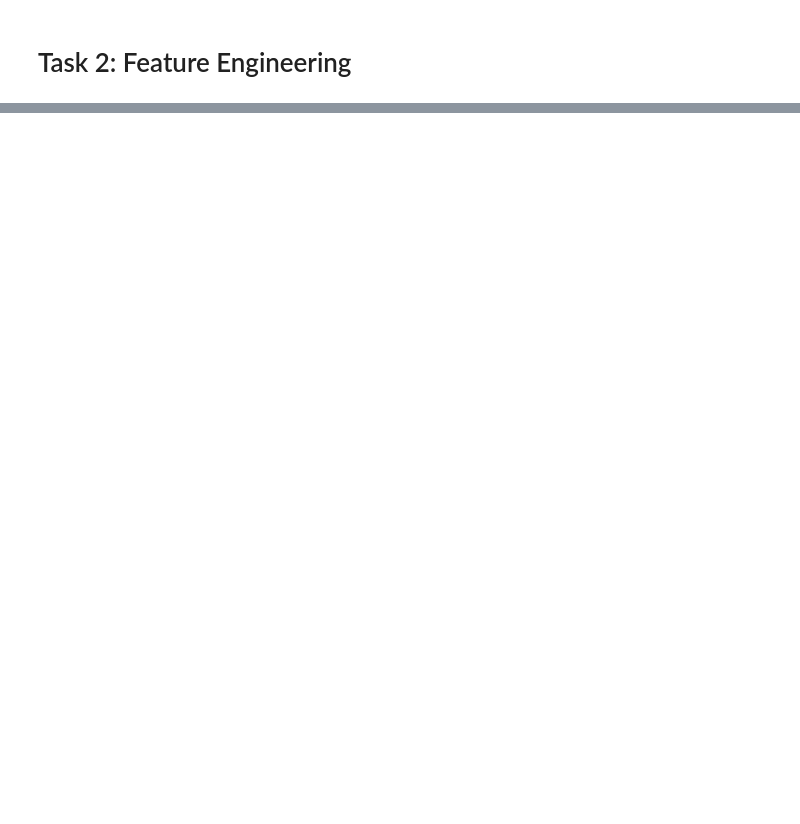
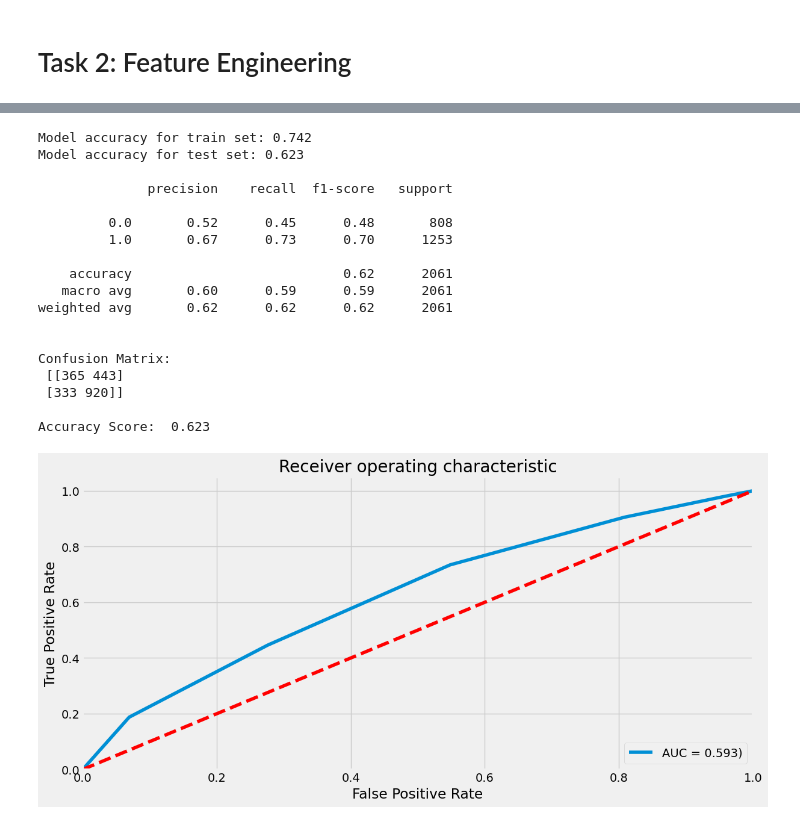
Before and after one commit to trungne/pdf-final-assignment, a Jupyter notebook: pds-hoang-assignment.ipynb, the cells around one changed output, grey strips where cells are left out. Drawn from its saved outputs; the diff is of its cells as text; code cells hidden in the pictures; blank space fills up the shorter version.

```diff
--- a/pds-hoang-assignment.ipynb
+++ b/pds-hoang-assignment.ipynb
@@ -370,0 +543,23 @@ Text(0.5, 1.0, 'Correlation Matrix of Data')
+# %%
+KNN = KNeighborsClassifier()
+KNN_model = train_and_plot(KNN, X_train, y_train, X_test, y_test)
+# %% [output]
+Model accuracy for train set: 0.742
+Model accuracy for test set: 0.623
+
+              precision    recall  f1-score   support
+
+         0.0       0.52      0.45      0.48       808
+         1.0       0.67      0.73      0.70      1253
+
+    accuracy                           0.62      2061
+   macro avg       0.60      0.59      0.59      2061
+weighted avg       0.62      0.62      0.62      2061
+
+
+Confusion Matrix:
+ [[365 443]
+ [333 920]]
+
+Accuracy Score:  0.623
+[figure, added]
```
Also changed, not shown: parts of 21 cells of this notebook.
